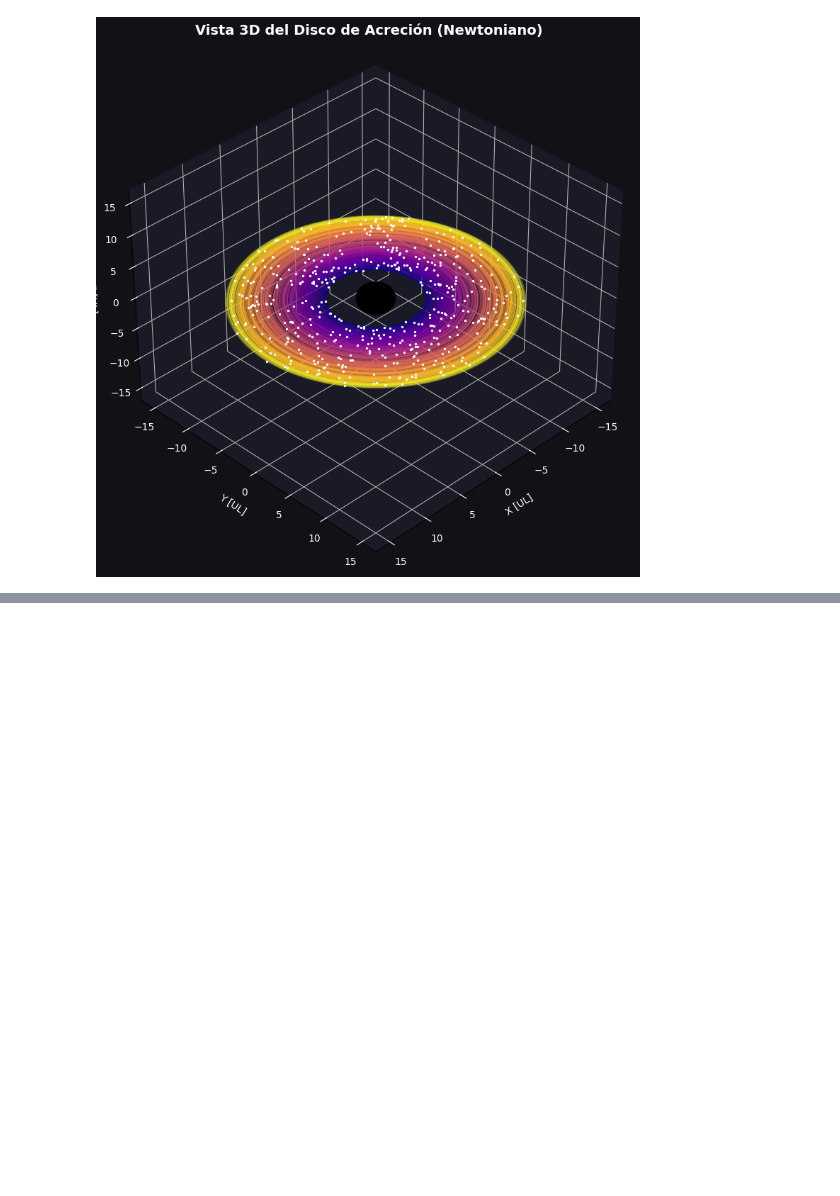
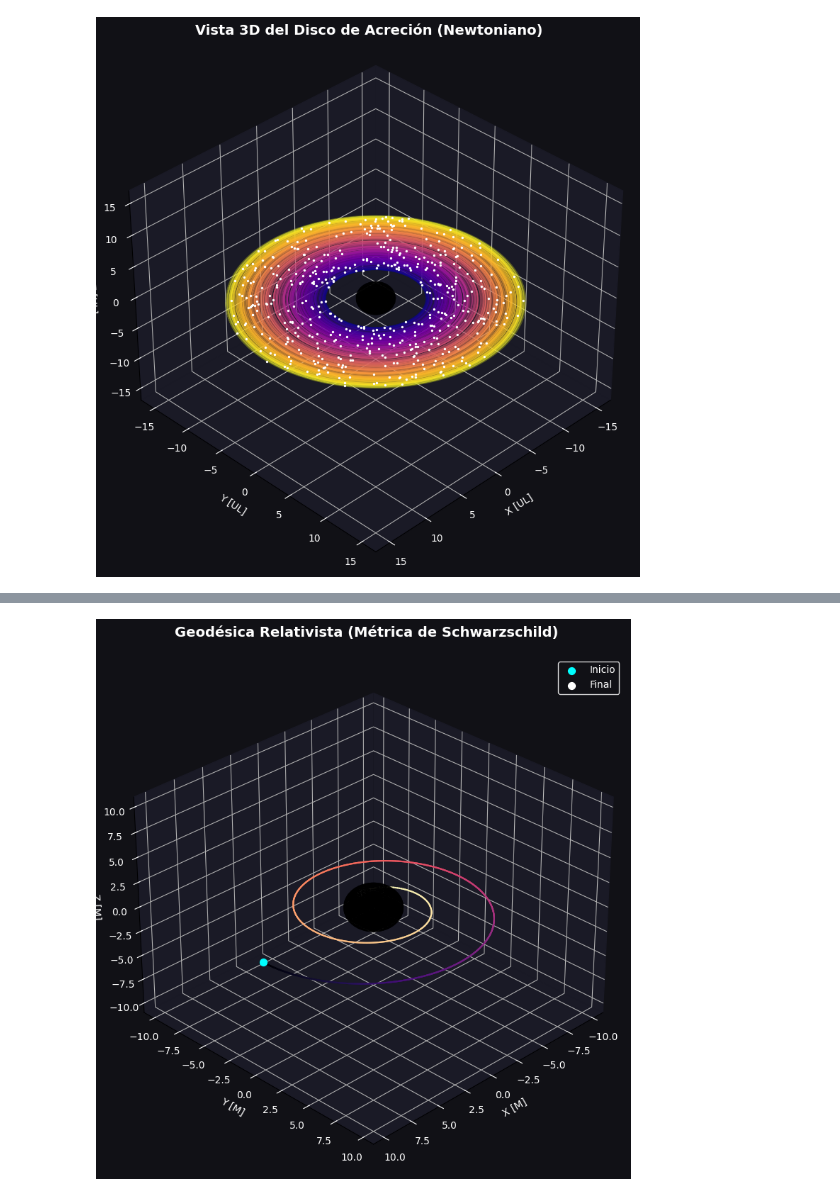
Before and after one commit to nicolasloaizac/Proyecto_Final, a Jupyter notebook: Proyecto_Final.ipynb, the cells around one changed output, grey strips where cells are left out. Drawn from its saved outputs; the diff is of its cells as text; code cells hidden in the pictures; blank space fills up the shorter version.

Commit message:
Mterica de Schwarzschild

```diff
--- a/Proyecto_Final.ipynb
+++ b/Proyecto_Final.ipynb
@@ -370,0 +382,9 @@ plt.show()
+# %%
+G, M, c, T, r, teta, fi = sm.symbols('G M c T r theta phi')
+
+gmat = np.diag([1-2*G*M/(c**2*r), -1/(1-2*G*M/(c**2*r)), -r**2, -r**2*sm.sin(teta)**2])
+coordenadas = T, r, teta, fi
+gmet = es.MetricTensor(gmat, coordenadas)
+Gab = es.ChristoffelSymbols.from_metric(gmet)
+display(gmet.tensor())
+display(Gab.tensor())
@@ -370,0 +543,64 @@ plt.show()
+# %%
+r_sol = sol_schwarzschild.y[1]
+theta_sol = sol_schwarzschild.y[2]
+phi_sol = sol_schwarzschild.y[3]
+
+# Transformamos a cartesianas
+x_sol = r_sol * np.sin(theta_sol) * np.cos(phi_sol)
+y_sol = r_sol * np.sin(theta_sol) * np.sin(phi_sol)
+z_sol = r_sol * np.cos(theta_sol)
+N_puntos = len(x_sol)
+# %%
+# --- 2. CONFIGURACIÓN DE LA FIGURA 3D ---
+fig = plt.figure(figsize=(10, 8))
+ax = fig.add_subplot(111, projection='3d')
+ax.view_init(elev=30, azim=45) # Ángulo de visión
+
+# --- 3. DIBUJAR LA GEODÉSICA (Con mapa de color temporal) ---
+# Usamos un mapa de colores 'magma' para ver la evolución (de oscuro a brillante)
+cmap = plt.get_cmap('magma')
+for i in range(N_puntos - 1):
+    ax.plot(x_sol[i:i+2], y_sol[i:i+2], z_sol[i:i+2],
+            color=cmap(i / N_puntos), alpha=0.9, linewidth=1.5)
+
+# Puntos de inicio y fin
+ax.scatter(x_sol[0], y_sol[0], z_sol[0], color='cyan', s=50, label='Inicio', zorder=5)
+ax.scatter(x_sol[-1], y_sol[-1], z_sol[-1], color='white', s=50, label='Final', zorder=5)
+
+# --- 4. DIBUJAR EL AGUJERO NEGRO (Horizonte de Eventos) ---
+# En nuestras unidades, rs = 2.0 * M
+rs_grafico = 2.0 * M
+u = np.linspace(0, 2 * np.pi, 40)
+v = np.linspace(0, np.pi, 40)
+x_bh = rs_grafico * np.outer(np.cos(u), np.sin(v))
+y_bh = rs_grafico * np.outer(np.sin(u), np.sin(v))
+z_bh = rs_grafico * np.outer(np.ones(np.size(u)), np.cos(v))
+
+ax.plot_surface(x_bh, y_bh, z_bh, color='black', alpha=1.0, zorder=10)
+
+# --- 5. CONFIGURACIÓN ESTÉTICA ---
+ax.set_facecolor('#111116')
+fig.patch.set_facecolor('#111116')
+ax.xaxis.set_pane_color((0.1, 0.1, 0.15, 1.0))
+ax.yaxis.set_pane_color((0.1, 0.1, 0.15, 1.0))
+ax.zaxis.set_pane_color((0.1, 0.1, 0.15, 1.0))
+
+ax.set_xlabel('X [M]', color='white')
+ax.set_ylabel('Y [M]', color='white')
+ax.set_zlabel('Z [M]', color='white')
+ax.tick_params(colors='white')
+
+# Límites dinámicos para que la órbita quepa perfecta
+lim = max(np.max(np.abs(x_sol)), np.max(np.abs(y_sol))) * 1.1
+ax.set_xlim(-lim, lim)
+ax.set_ylim(-lim, lim)
+ax.set_zlim(-lim, lim)
+
+plt.title('Geodésica Relativista (Métrica de Schwarzschild)',
+          color='white', fontsize=14, fontweight='bold', pad=20)
+ax.legend(loc='upper right', facecolor='#111116', edgecolor='white', labelcolor='white')
+
+plt.tight_layout()
+plt.show()
+# %% [output]
+[figure, added]
```
Also changed, not shown: parts of 20 cells of this notebook.
